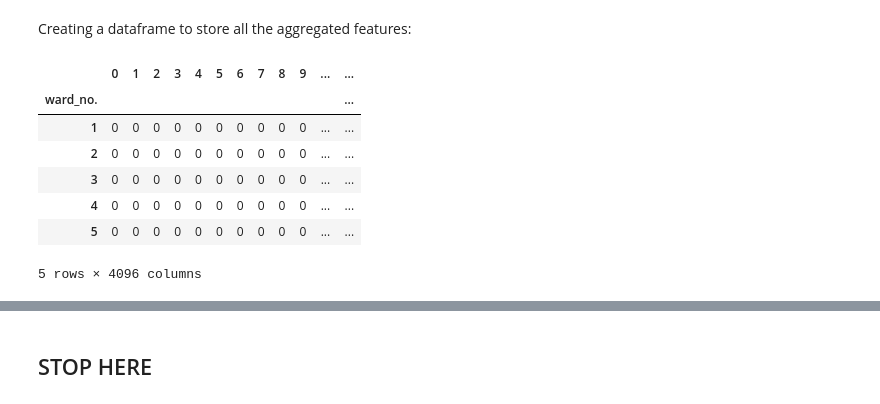
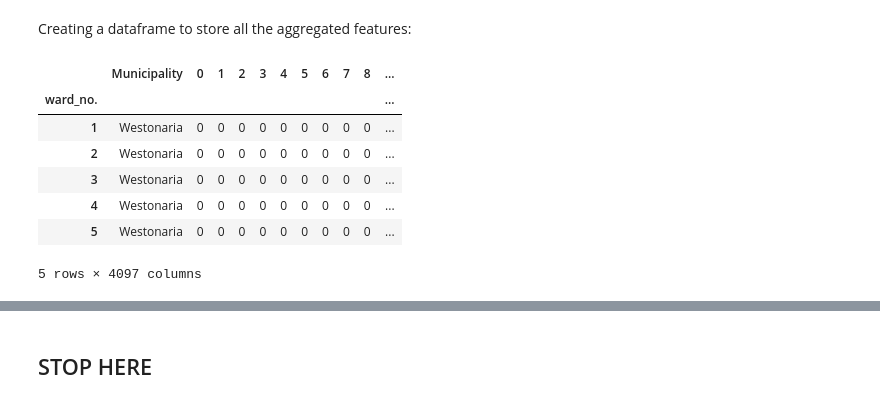
Before and after one commit to rs-anderson/Clustering-Ward-Level-Poverty-Using-Satellite-Imagery, a Jupyter notebook: scripts/get_features.ipynb, the cells around one changed output, grey strips where cells are left out. Saved outputs shown, nothing was run; the diff lists cells and outputs as text; code cells hidden in the pictures.

Commit message:
added new shapefiles | documentation for scripts

```diff
--- a/scripts/get_features.ipynb
+++ b/scripts/get_features.ipynb
@@ -37,5 +35,11 @@ N_WARDS = 130
+# %%
+MUNICIPALITY = 'Westonaria'
 # %%
 BASE_DIR = '..'
-CNN_IMAGE_DIR = os.path.join(BASE_DIR, 'images')
+CNN_IMAGE_DIR = os.path.join(BASE_DIR, 'images', MUNICIPALITY)
 CNN_DIR = os.path.join(BASE_DIR, 'models', 'trained_model.pt')
-DATA_DIR = os.path.join(BASE_DIR, 'data')
+DATA_DIR = os.path.join(BASE_DIR, 'data', 'image_centers')
+# %%
+df_ward_centers = pd.read_csv(os.path.join(DATA_DIR, "{}_ward_image_centers.csv".format(MUNICIPALITY)))
+N_WARDS = df_ward_centers.shape[0]
+N_WARDS
@@ -147,21 +160,22 @@ mod_reduce_dim.eval()
 Creating a dataframe to store all the aggregated features:
 # %%
 feat_names = [str(i) for i in range(4096)]
-cols = ["ward_no."]
+cols = ["ward_no.", "Municipality"]
 cols.extend(feat_names)
 features_df = pd.DataFrame(0, index=np.arange(N_WARDS), columns=cols)
-features_df["ward_no."] = np.arange(1, 131)
+features_df["ward_no."] = np.arange(1, N_WARDS+1)
 features_df.set_index('ward_no.', inplace=True)
+features_df['Municipality'] = MUNICIPALITY
 features_df.head()
 # %% [output]
-|  | 0 | 1 | 2 | 3 | 4 | 5 | 6 | 7 | 8 | 9 | ... | ... |
-| ward_no. |  |  |  |  |  |  |  |  |  |  |  | ... |
-| 1 | 0 | 0 | 0 | 0 | 0 | 0 | 0 | 0 | 0 | 0 | ... | ... |
-| 2 | 0 | 0 | 0 | 0 | 0 | 0 | 0 | 0 | 0 | 0 | ... | ... |
-| 3 | 0 | 0 | 0 | 0 | 0 | 0 | 0 | 0 | 0 | 0 | ... | ... |
-| 4 | 0 | 0 | 0 | 0 | 0 | 0 | 0 | 0 | 0 | 0 | ... | ... |
-| 5 | 0 | 0 | 0 | 0 | 0 | 0 | 0 | 0 | 0 | 0 | ... | ... |
+|  | Municipality | 0 | 1 | 2 | 3 | 4 | 5 | 6 | 7 | 8 | ... |
+| ward_no. |  |  |  |  |  |  |  |  |  |  | ... |
+| 1 | Westonaria | 0 | 0 | 0 | 0 | 0 | 0 | 0 | 0 | 0 | ... |
+| 2 | Westonaria | 0 | 0 | 0 | 0 | 0 | 0 | 0 | 0 | 0 | ... |
+| 3 | Westonaria | 0 | 0 | 0 | 0 | 0 | 0 | 0 | 0 | 0 | ... |
+| 4 | Westonaria | 0 | 0 | 0 | 0 | 0 | 0 | 0 | 0 | 0 | ... |
+| 5 | Westonaria | 0 | 0 | 0 | 0 | 0 | 0 | 0 | 0 | 0 | ... |
-5 rows × 4096 columns
+5 rows × 4097 columns
 # %%
 transformer = transforms.Compose([
             transforms.ToTensor(),                                                 # converting img to tensor
```
Also changed, not shown: parts of 11 cells of this notebook, 25 other files.
